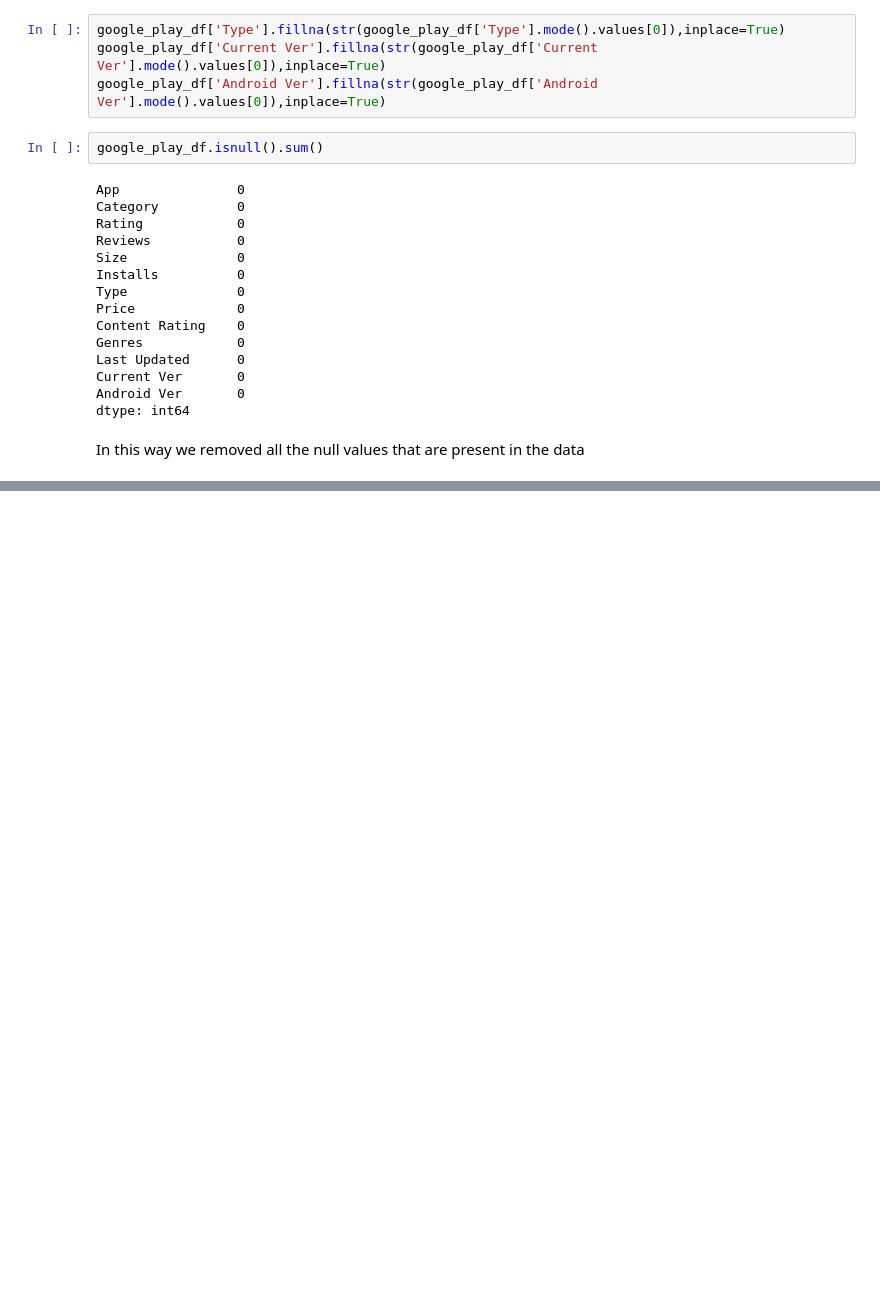
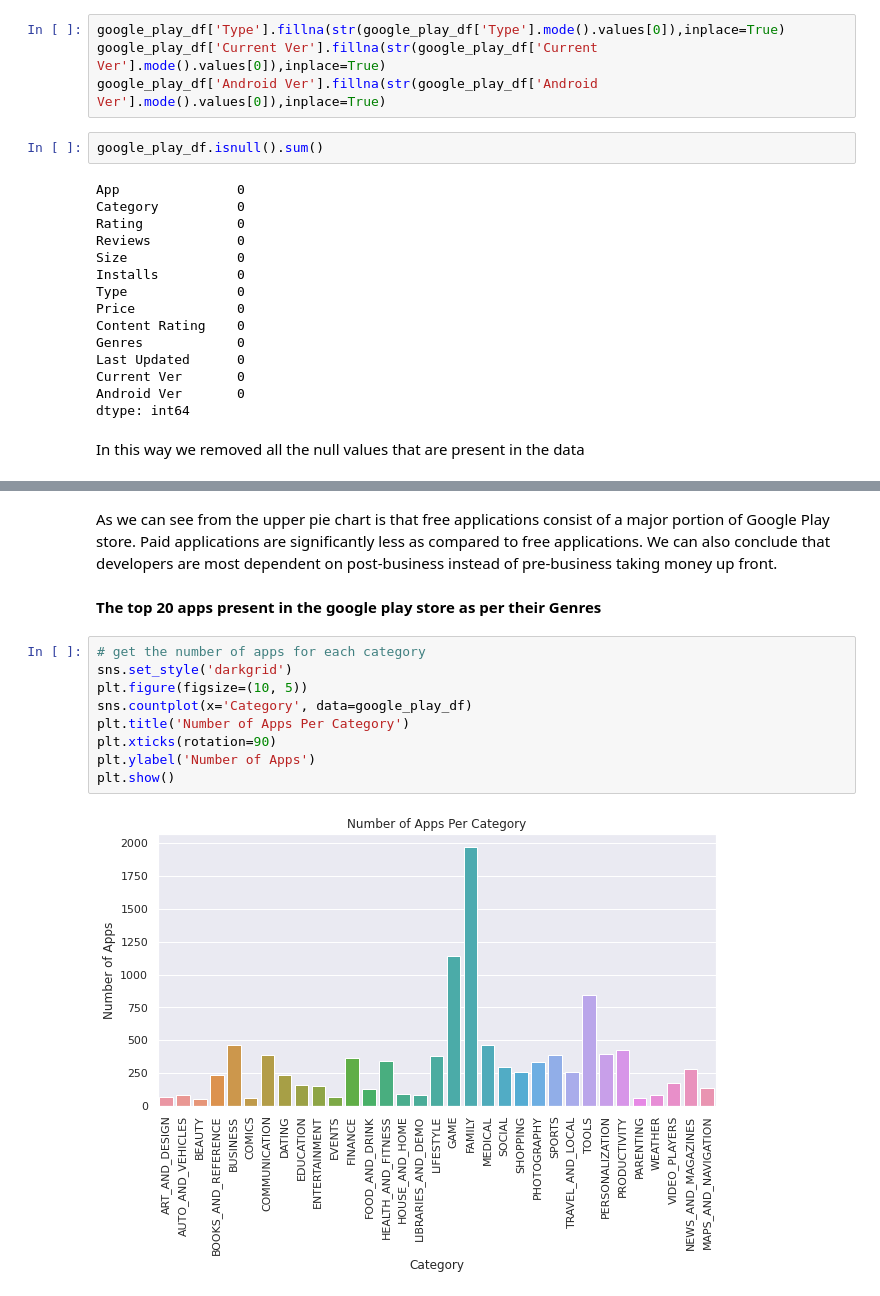
Before and after one commit to chetanre7/Google-Play-Store-app-review, a Jupyter notebook: Play_Store_App_Review_Analysis_Capstone_Project.ipynb, the cells around one changed output, grey strips where cells are left out. Cells and saved outputs as stored; diff of their text form; blank space fills up the shorter version.

```diff
--- a/Play_Store_App_Review_Analysis_Capstone_Project.ipynb
+++ b/Play_Store_App_Review_Analysis_Capstone_Project.ipynb
@@ -241,0 +261,15 @@ Now we got clean data, we remove null values we replace special characters of th
+# %% [markdown]
+As we can see from the upper pie chart is that free applications consist of a major portion of Google Play store. Paid applications are significantly less as compared to free applications. We can also conclude that developers are most dependent on post-business instead of pre-business taking money up front.
+# %% [markdown]
+**The top 20 apps present in the google play store as per their Genres**
+# %%
+# get the number of apps for each category
+sns.set_style('darkgrid')
+plt.figure(figsize=(10, 5))
+sns.countplot(x='Category', data=google_play_df)
+plt.title('Number of Apps Per Category')
+plt.xticks(rotation=90)
+plt.ylabel('Number of Apps')
+plt.show()
+# %% [output]
+[figure, added]
```
Also changed, not shown: parts of 41 cells of this notebook.
